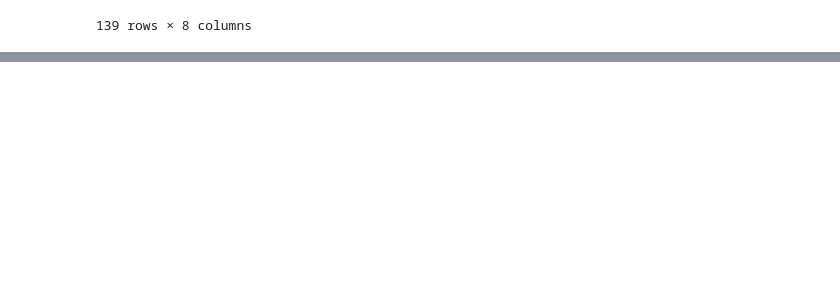
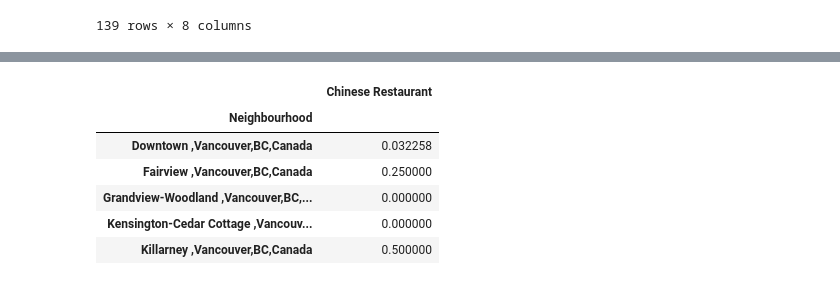
Before and after one commit to leanohl/BA_ClusteringofRestaurants, a Jupyter notebook: clusteringVancouver.ipynb, the cells around one changed output, grey strips where cells are left out. Saved outputs shown, nothing was run; the diff lists cells and outputs as text; code cells hidden in the pictures; blank space fills up the shorter version.

```diff
--- a/clusteringVancouver.ipynb
+++ b/clusteringVancouver.ipynb
@@ -673,4 +664,14 @@ str_cluster = "Chinese"
 # %%
+# create a dataset only with type of cuisine mentioned before
 vancouver_grouped = vancouver_onehot.groupby('Neighbourhood').mean().reset_index()
 vancouver_grouped = vancouver_grouped[['Neighbourhood', str_cluster +' Restaurant']]
 vancouver_grouped.set_index('Neighbourhood', inplace=True)
+vancouver_grouped.head()
+# %% [output]
+|  | Chinese Restaurant |
+| Neighbourhood |  |
+| Downtown ,Vancouver,BC,Canada | 0.032258 |
+| Fairview ,Vancouver,BC,Canada | 0.250000 |
+| Grandview-Woodland ,Vancouver,BC,... | 0.000000 |
+| Kensington-Cedar Cottage ,Vancouv... | 0.000000 |
+| Killarney ,Vancouver,BC,Canada | 0.500000 |
```
Also changed, not shown: parts of 24 cells of this notebook, 1 other file.
